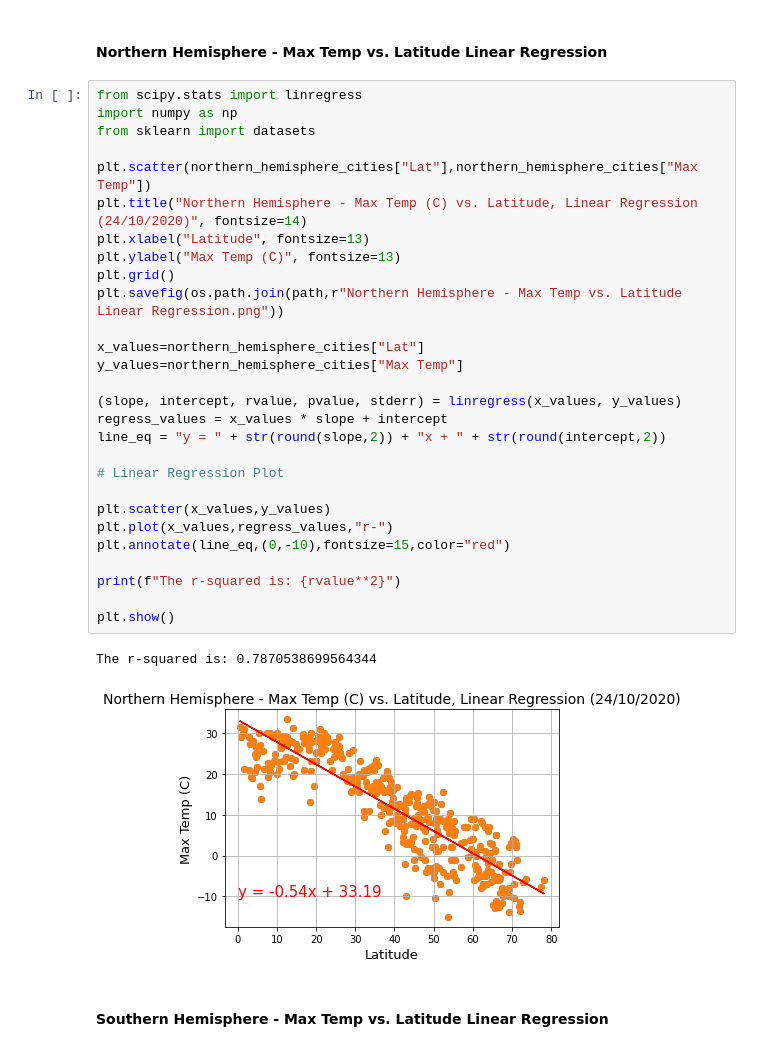
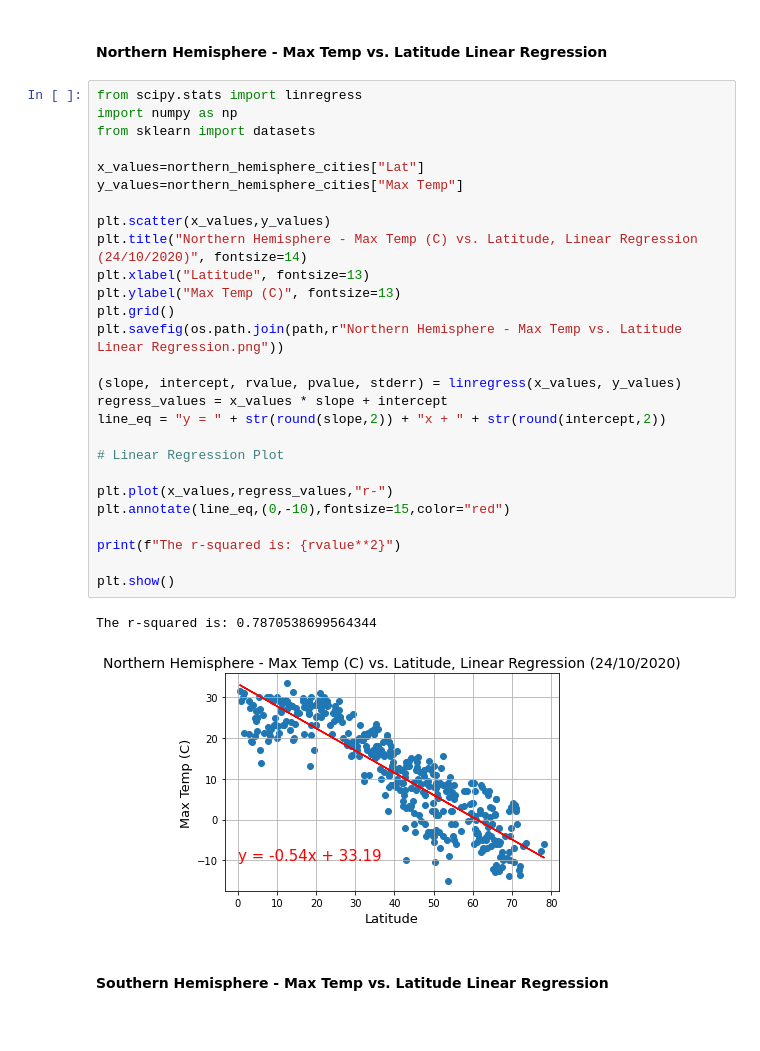
Before and after one commit to trezeget-1/Equator-Weather-Research, a Jupyter notebook: Instructions/starter_code/WeatherPy.ipynb, the cells around one changed output. Cells and saved outputs as stored; diff of their text form.

```diff
--- a/Instructions/starter_code/WeatherPy.ipynb
+++ b/Instructions/starter_code/WeatherPy.ipynb
@@ -323,34 +323,33 @@ southern_hemisphere_cities
 # %%
 from scipy.stats import linregress
 import numpy as np
 from sklearn import datasets
 
-plt.scatter(northern_hemisphere_cities["Lat"],northern_hemisphere_cities["Max Temp"])
+x_values=northern_hemisphere_cities["Lat"]
+y_values=northern_hemisphere_cities["Max Temp"]
+
+plt.scatter(x_values,y_values)
 plt.title("Northern Hemisphere - Max Temp (C) vs. Latitude, Linear Regression (24/10/2020)", fontsize=14)
 plt.xlabel("Latitude", fontsize=13)
 plt.ylabel("Max Temp (C)", fontsize=13)
 plt.grid()
 plt.savefig(os.path.join(path,r"Northern Hemisphere - Max Temp vs. Latitude Linear Regression.png"))
-
-x_values=northern_hemisphere_cities["Lat"]
-y_values=northern_hemisphere_cities["Max Temp"]
 
 (slope, intercept, rvalue, pvalue, stderr) = linregress(x_values, y_values)
 regress_values = x_values * slope + intercept
 line_eq = "y = " + str(round(slope,2)) + "x + " + str(round(intercept,2))
 
 # Linear Regression Plot
 
-plt.scatter(x_values,y_values)
 plt.plot(x_values,regress_values,"r-")
 plt.annotate(line_eq,(0,-10),fontsize=15,color="red")
 
 print(f"The r-squared is: {rvalue**2}")
 
 plt.show()
 # %% [output]
 The r-squared is: 0.7870538699564344
-[figure, old version]
+[figure, new version]
 # %% [markdown]
 ####  Southern Hemisphere - Max Temp vs. Latitude Linear Regression
 # %%
```
Also changed, not shown: parts of 7 cells of this notebook, 5 other files.
